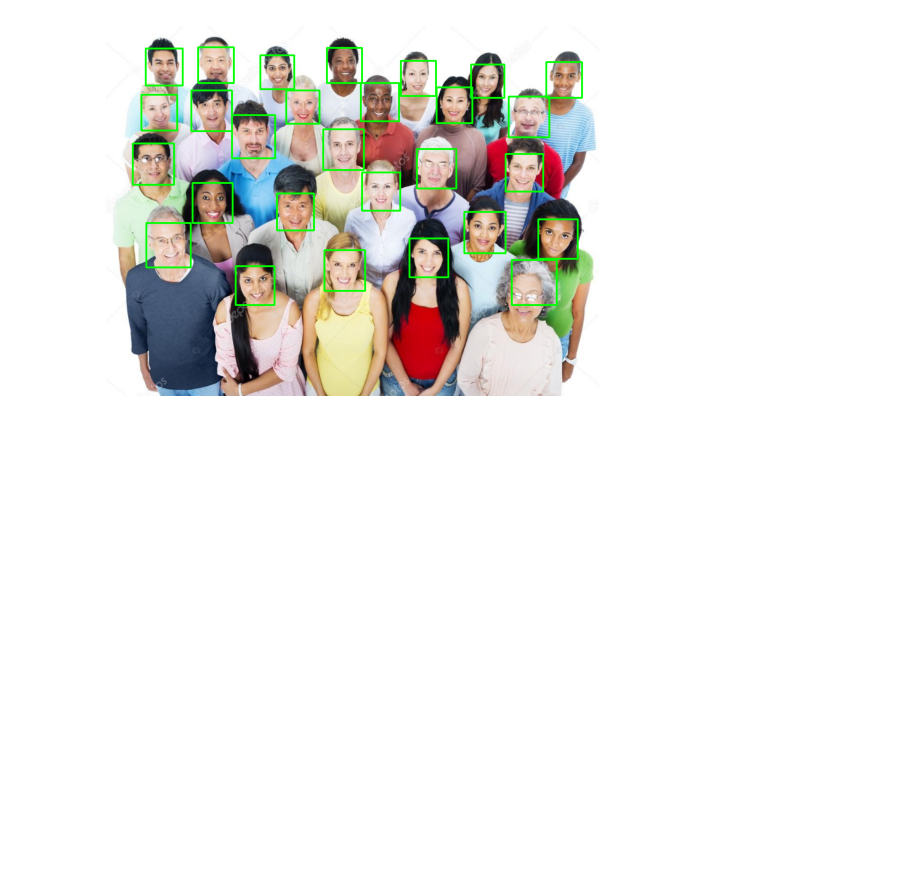
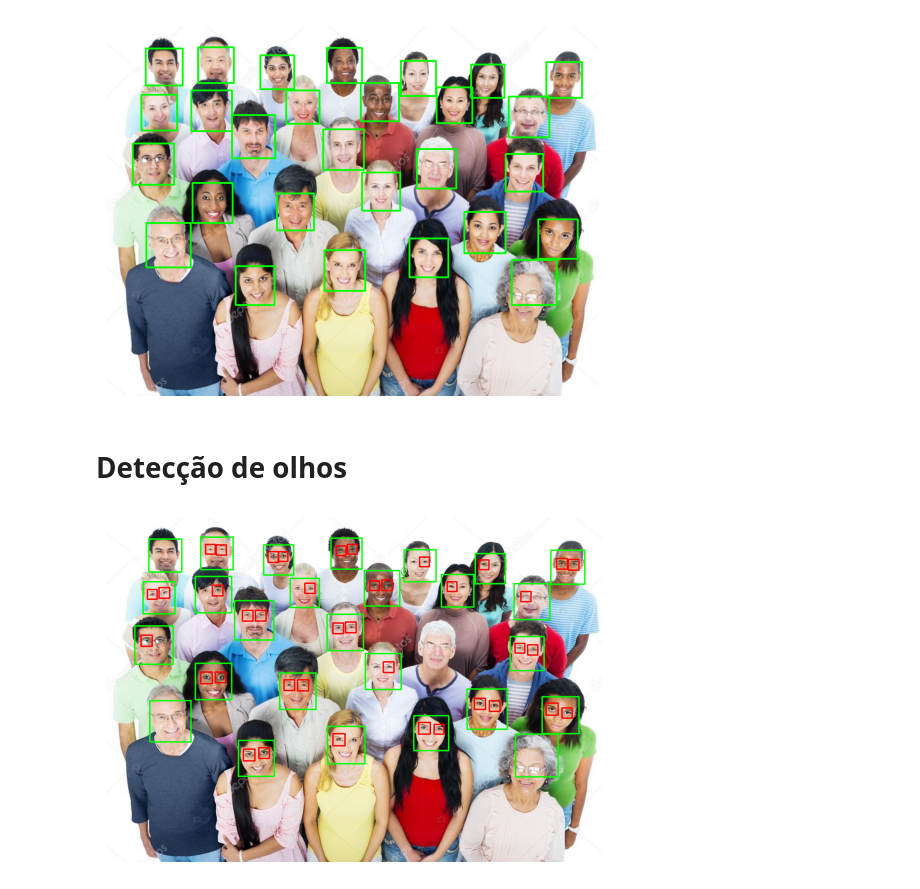
Before and after one commit to lucaspaludo/aplicando-visao-computacional, a Jupyter notebook: Detecção de faces/main.ipynb, the cells around one changed output. Saved outputs shown, nothing was run; the diff lists cells and outputs as text; code cells hidden in the pictures; blank space fills up the shorter version.

Commit message:
identificação de olhos

```diff
--- a/Detecção de faces/main.ipynb
+++ b/Detecção de faces/main.ipynb
@@ -155,3 +155,34 @@ plt.show()
 60 60
 66 66
 [figure]
+# %% [markdown]
+# Detecção de olhos
+# %%
+detector_olhos = cv2.CascadeClassifier('../Cascades/haarcascade_eye.xml')
+# %%
+imagem = cv2.imread('../Images/people2.jpg')
+imagem_cinza = cv2.cvtColor(imagem, cv2.COLOR_BGR2GRAY)
+
+#alterando a escala da imagem para conseguir detectar todas as faces
+deteccoes = detector_facial.detectMultiScale(imagem_cinza, scaleFactor=1.255, minNeighbors=3, minSize=(40, 40), maxSize=(100, 100))
+
+#obtém para cada uma das variáveis os valores (posição x, posição y, largura, altura)
+for x, y, w, h in deteccoes:
+    #print(x, y, w, h)
+
+    #desenha um retângulo nos pontos identificados na imagem colorida
+    cv2.rectangle(imagem, (x, y), (x+w, y+h), (0, 255, 0), 2)
+
+deteccoes_olhos = detector_olhos.detectMultiScale(imagem_cinza, scaleFactor=1.2590, minNeighbors=2, minSize=(20, 20))
+
+for (x, y, w, h) in deteccoes_olhos:
+
+    cv2.rectangle(imagem, (x, y), (x + w, y + h), (0, 0, 255), 2)
+
+#convertendo de BGR(OpenCV) para RGB(Matplotlib) para exibir no notebook e não em outra janela, sem fins de processamento
+imagem_rgb = cv2.cvtColor(imagem, cv2.COLOR_BGR2RGB)
+plt.imshow(imagem_rgb)
+plt.axis('off')
+plt.show()
+# %% [output]
+[figure, added]
```
Also changed, not shown: 1 other file.
